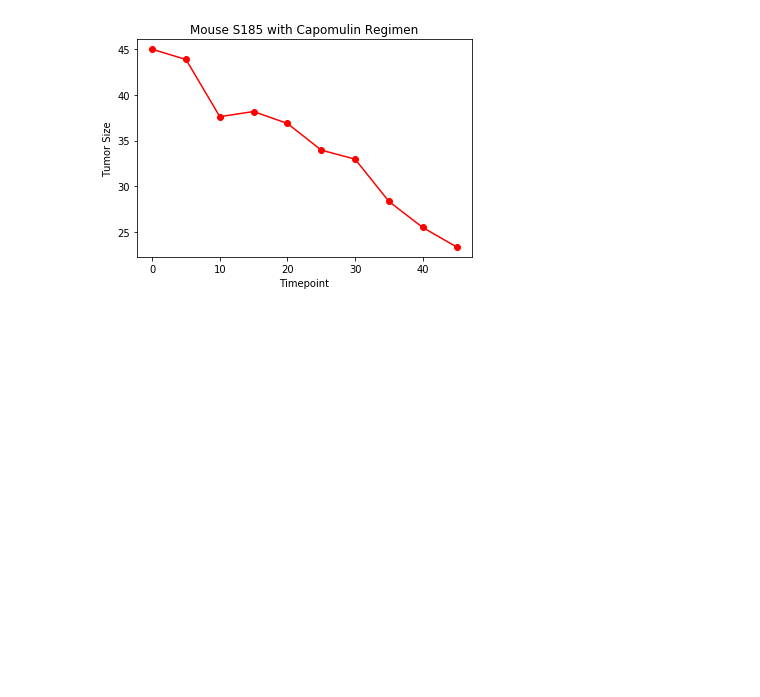
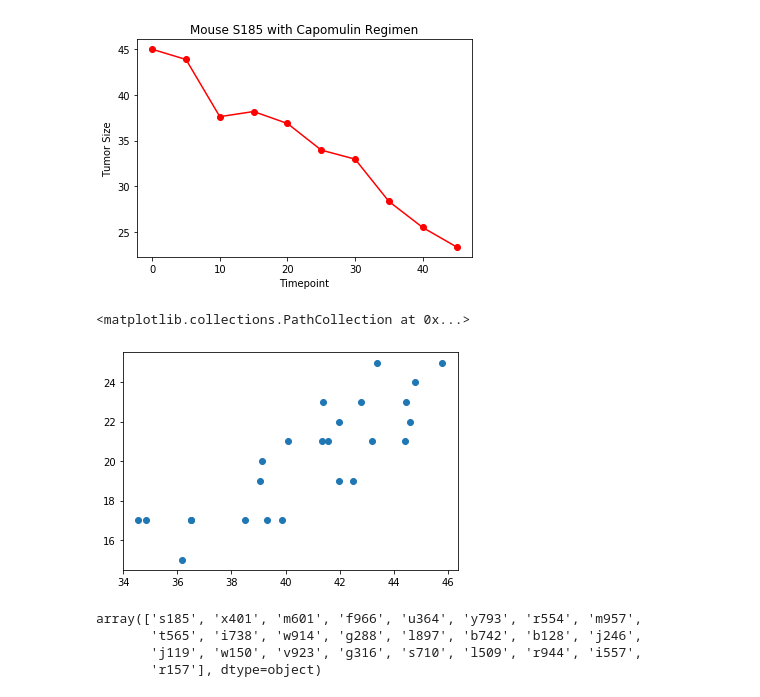
Before and after one commit to ballardcharles/matplotlib-challenge, a Jupyter notebook: Pymaceuticals/Pymaceuticals_Challenge.ipynb, the cells around one changed output. Drawn from its saved outputs; the diff is of its cells as text; code cells hidden in the pictures; blank space fills up the shorter version.

Commit message:
added scatter plot for tumor vol vs mouse weight for capomulin

```diff
--- a/Pymaceuticals/Pymaceuticals_Challenge.ipynb
+++ b/Pymaceuticals/Pymaceuticals_Challenge.ipynb
@@ -276,3 +270,40 @@ plt.xlabel('Timepoint')
 plt.show()
 # %% [output]
 [figure]
+# %%
+# Generate a scatter plot of average tumor volume vs. mouse weight for the Capomulin regimen
+
+mouse_id = ['s185', 'x401', 'm601', 'f966', 'u364', 'y793', 'r554', 'm957',
+       't565', 'i738', 'w914', 'g288', 'l897', 'b742', 'b128', 'j246',
+       'j119', 'w150', 'v923', 'g316', 's710', 'l509', 'r944', 'i557',
+       'r157']
+avg_tumor_list = []
+mouse_weight_list = []
+
+for mouse in mouse_id:
+
+    mouse_df = clean_mouse_df.loc[clean_mouse_df['Mouse ID'] == mouse]
+
+    avg_tumor_vol = mouse_df['Tumor Volume (mm3)'].mean()
+    avg_tumor_list.append(avg_tumor_vol)
+
+    weight_df = last_tp_clean.loc[last_tp_clean['Mouse ID'] == mouse]
+    mouse_weight =  weight_df['Weight (g)'].values[0]
+    mouse_weight_list.append(mouse_weight)
+
+
+Capomulin_df = pd.DataFrame({'Mouse ID':mouse_id,
+                            'Avg Tumor Vol':avg_tumor_list,
+                            'Weight (g)':mouse_weight_list})
+
+plt.scatter(avg_tumor_list, mouse_weight_list)
+# %% [output]
+<matplotlib.collections.PathCollection at 0x...>
+[figure, added]
+# %%
+clean_mouse_df['Mouse ID'].loc[clean_mouse_df['Drug Regimen'] == 'Capomulin'].unique()
+# %% [output]
+array(['s185', 'x401', 'm601', 'f966', 'u364', 'y793', 'r554', 'm957',
+       't565', 'i738', 'w914', 'g288', 'l897', 'b742', 'b128', 'j246',
+       'j119', 'w150', 'v923', 'g316', 's710', 'l509', 'r944', 'i557',
+       'r157'], dtype=object)
```
Also changed, not shown: parts of 1 cell of this notebook.
